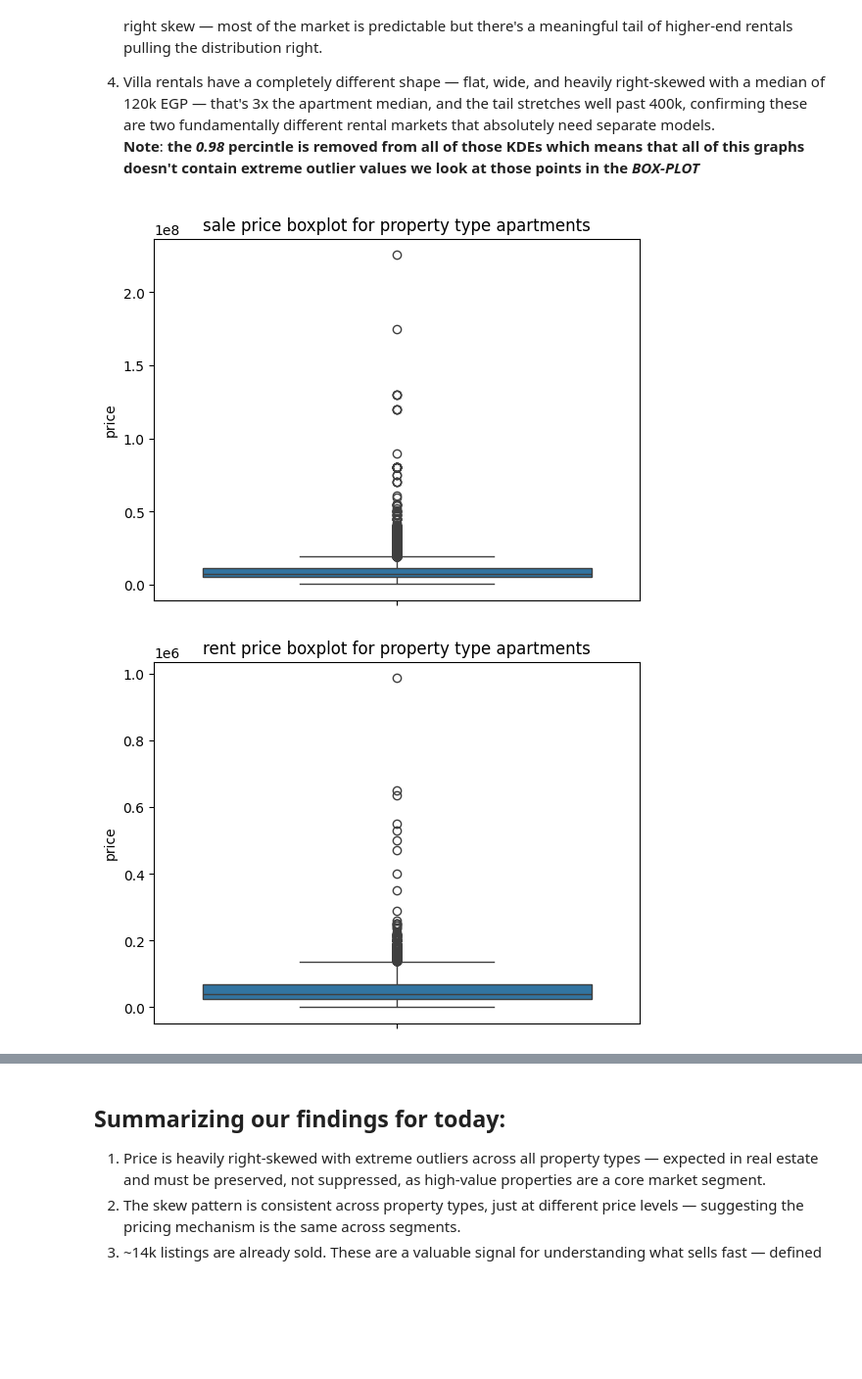
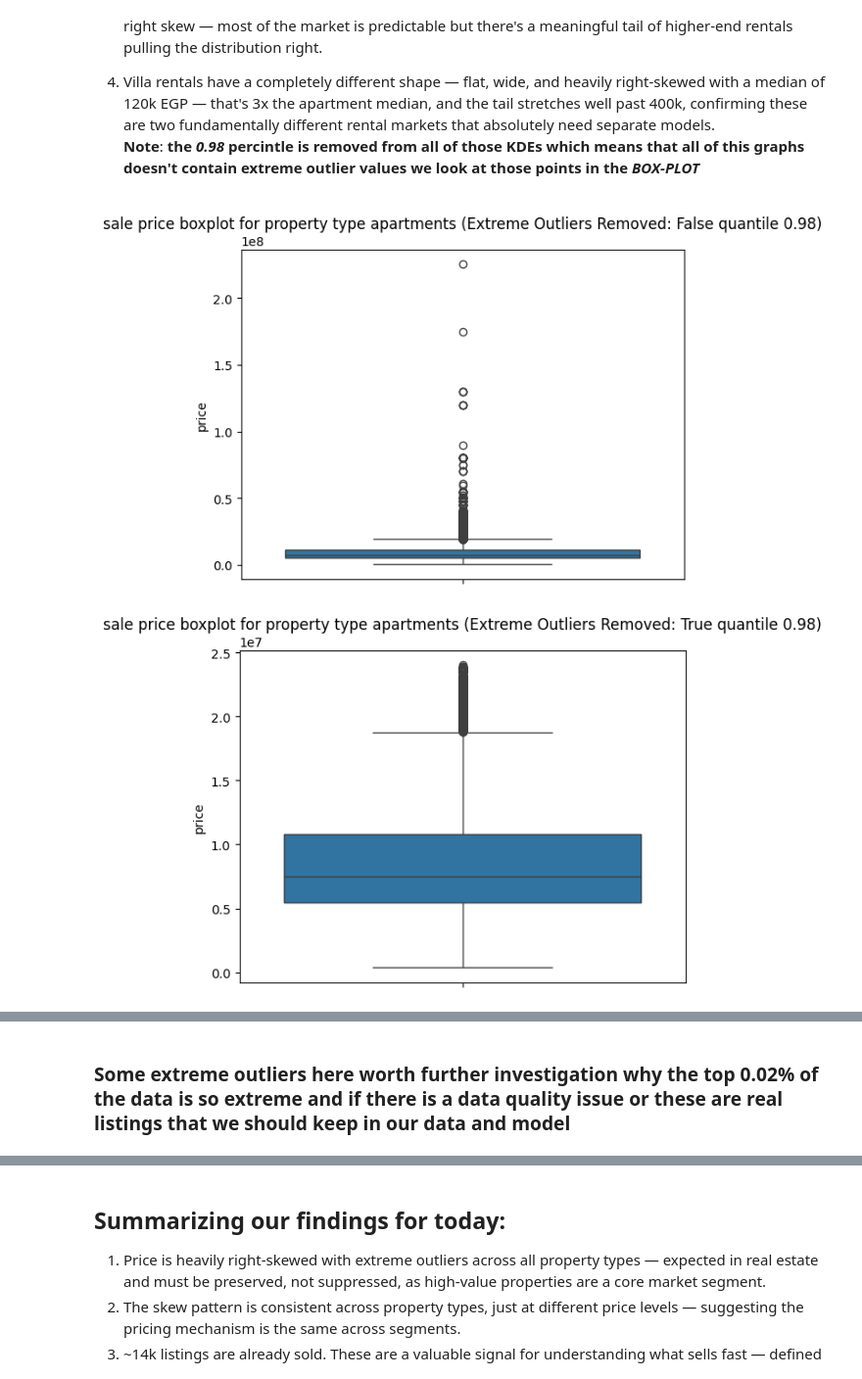
Before and after one commit to MarwanAshrafMakhlouf/cairo_real_state_intelligence_platform, a Jupyter notebook: notebooks/EDA.ipynb, the cells around one changed output, grey strips where cells are left out. Shown at 98% size. Saved outputs shown, nothing was run; the diff lists cells and outputs as text; code cells hidden in the pictures; blank space fills up the shorter version.

Commit message:
Inspecting Extreme Price properteries

```diff
--- a/notebooks/EDA.ipynb
+++ b/notebooks/EDA.ipynb
@@ -786,12 +799,16 @@ plt.show()
 # %%
 property_type = df['property_type'].unique()
 sale_type = df['sale_or_rent'].unique()
+remove_outliers = [False, True]
 for pro in property_type:
     for s in sale_type:
-        price_data = df[(df['property_type'] == pro) & (df['sale_or_rent'] == s)]['price']
-        sns.boxplot(price_data)
-        plt.title(f'{s} price boxplot for property type {pro}')
-        plt.show()
+        for remove_outlier in remove_outliers:
+            price_data = df[(df['property_type'] == pro) & (df['sale_or_rent'] == s)]['price']
+            if remove_outlier:
+                price_data = price_data[price_data < price_data.quantile(0.98)]
+            sns.boxplot(price_data)
+            plt.title(f'{s} price boxplot for property type {pro} (Extreme Outliers Removed: {remove_outlier} quantile 0.98)')
+            plt.show()
 # %% [output]
-[figure, old version]
+[figure, new version]
-[figure, old version]
+[figure, new version]
@@ -799,0 +821,2 @@ for pro in property_type:
+# %% [markdown]
+### Some extreme outliers here worth further investigation why the top 0.02% of the data is so extreme and if there is a data quality issue or these are real listings that we should keep in our data and model
```
Also changed, not shown: parts of 42 cells of this notebook, 4 other files.
